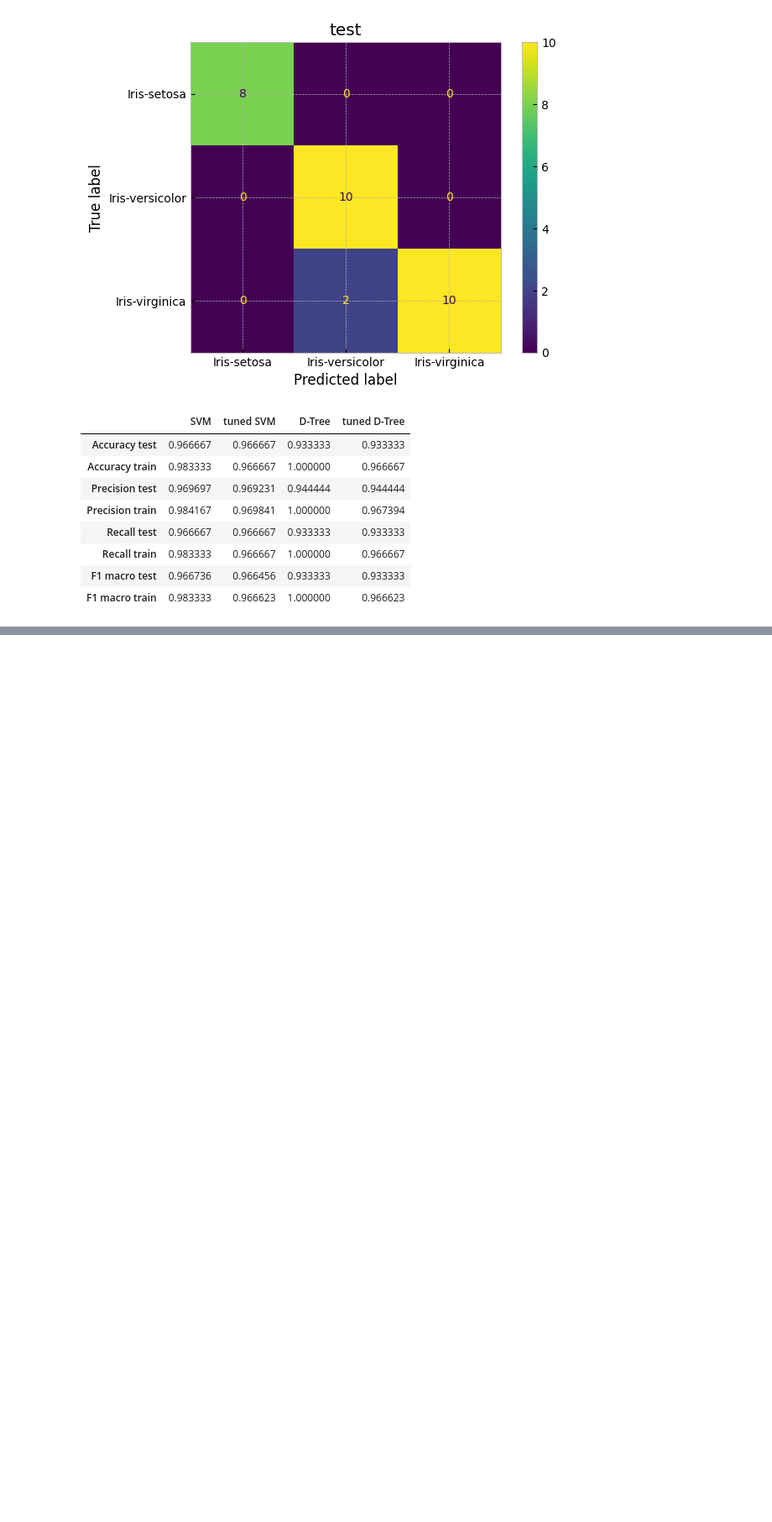
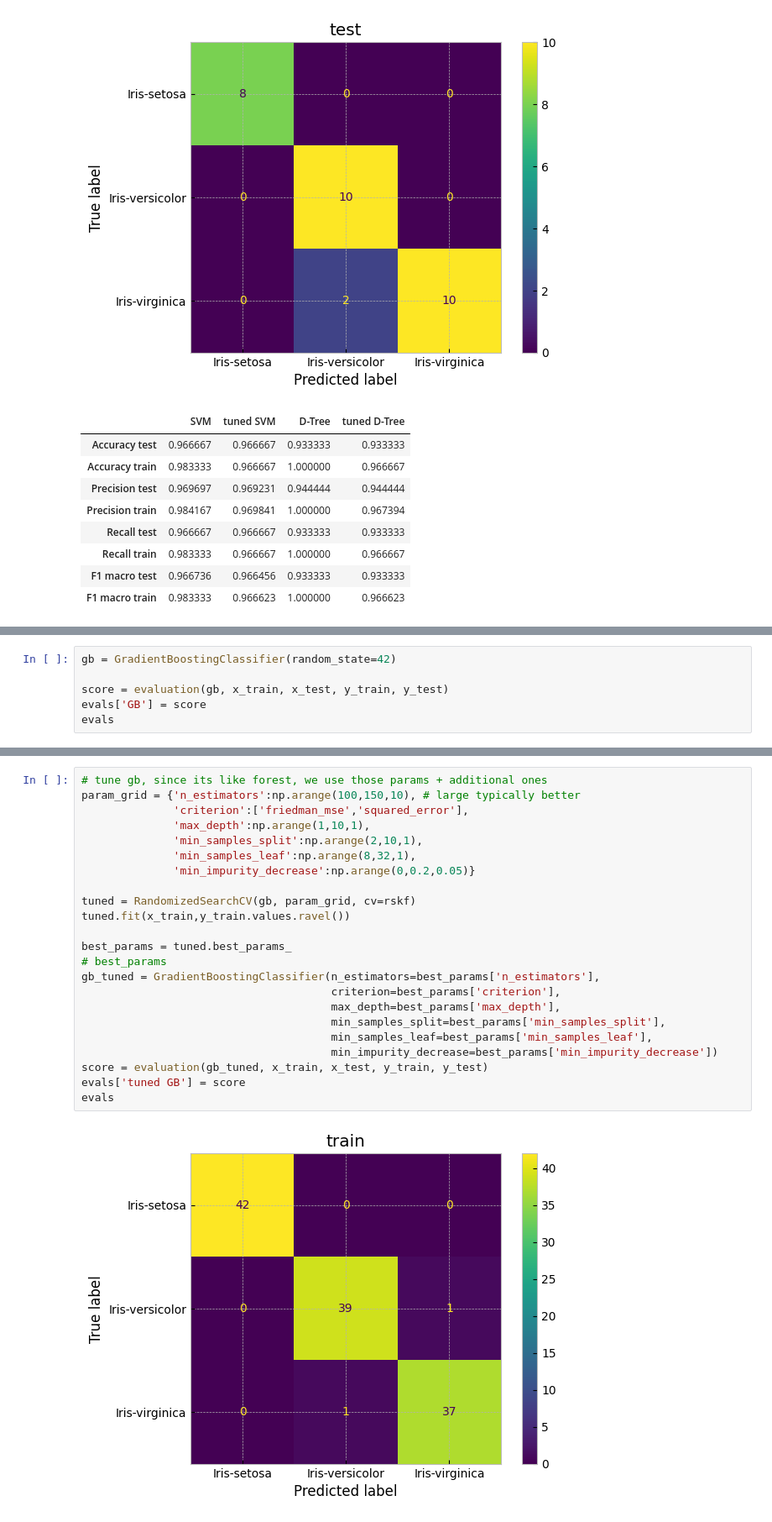
Before and after one commit to jhoang3/iris, a Jupyter notebook: iris.ipynb, the cells around one changed output, grey strips where cells are left out. Shown at 84% size. Cells and saved outputs as stored; diff of their text form; blank space fills up the shorter version.

```diff
--- a/iris.ipynb
+++ b/iris.ipynb
@@ -464,0 +580,6 @@ evals
+# %%
+gb = GradientBoostingClassifier(random_state=42)
+
+score = evaluation(gb, x_train, x_test, y_train, y_test)
+evals['GB'] = score
+evals
@@ -464,0 +598,25 @@ evals
+# %%
+# tune gb, since its like forest, we use those params + additional ones
+param_grid = {'n_estimators':np.arange(100,150,10), # large typically better
+              'criterion':['friedman_mse','squared_error'],
+              'max_depth':np.arange(1,10,1),
+              'min_samples_split':np.arange(2,10,1),
+              'min_samples_leaf':np.arange(8,32,1),
+              'min_impurity_decrease':np.arange(0,0.2,0.05)}
+
+tuned = RandomizedSearchCV(gb, param_grid, cv=rskf)
+tuned.fit(x_train,y_train.values.ravel())
+
+best_params = tuned.best_params_
+# best_params
+gb_tuned = GradientBoostingClassifier(n_estimators=best_params['n_estimators'],
+                                      criterion=best_params['criterion'],
+                                      max_depth=best_params['max_depth'],
+                                      min_samples_split=best_params['min_samples_split'],
+                                      min_samples_leaf=best_params['min_samples_leaf'],
+                                      min_impurity_decrease=best_params['min_impurity_decrease'])
+score = evaluation(gb_tuned, x_train, x_test, y_train, y_test)
+evals['tuned GB'] = score
+evals
+# %% [output]
+[figure, added]
```
Also changed, not shown: parts of 17 cells of this notebook, 1 other file.
